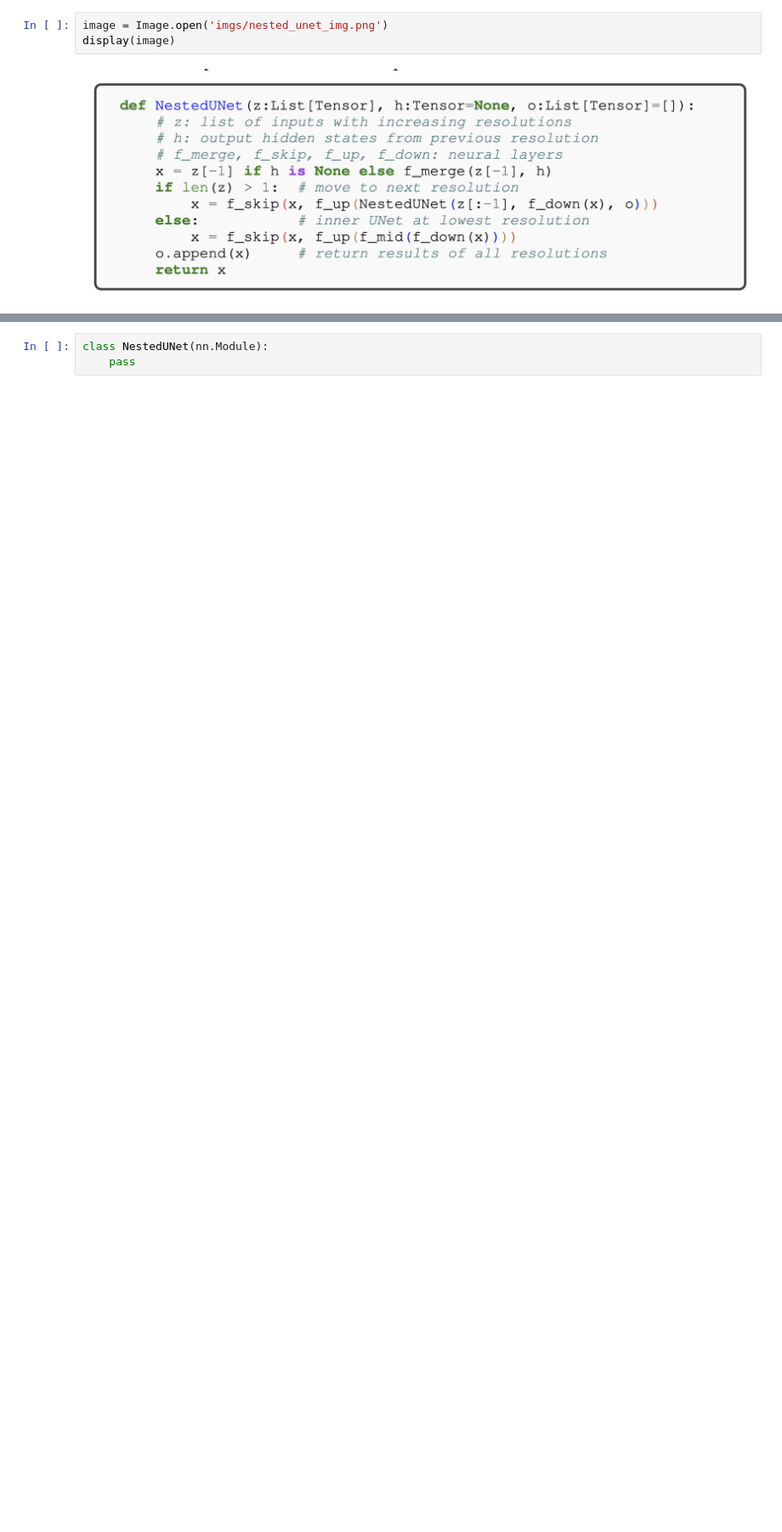
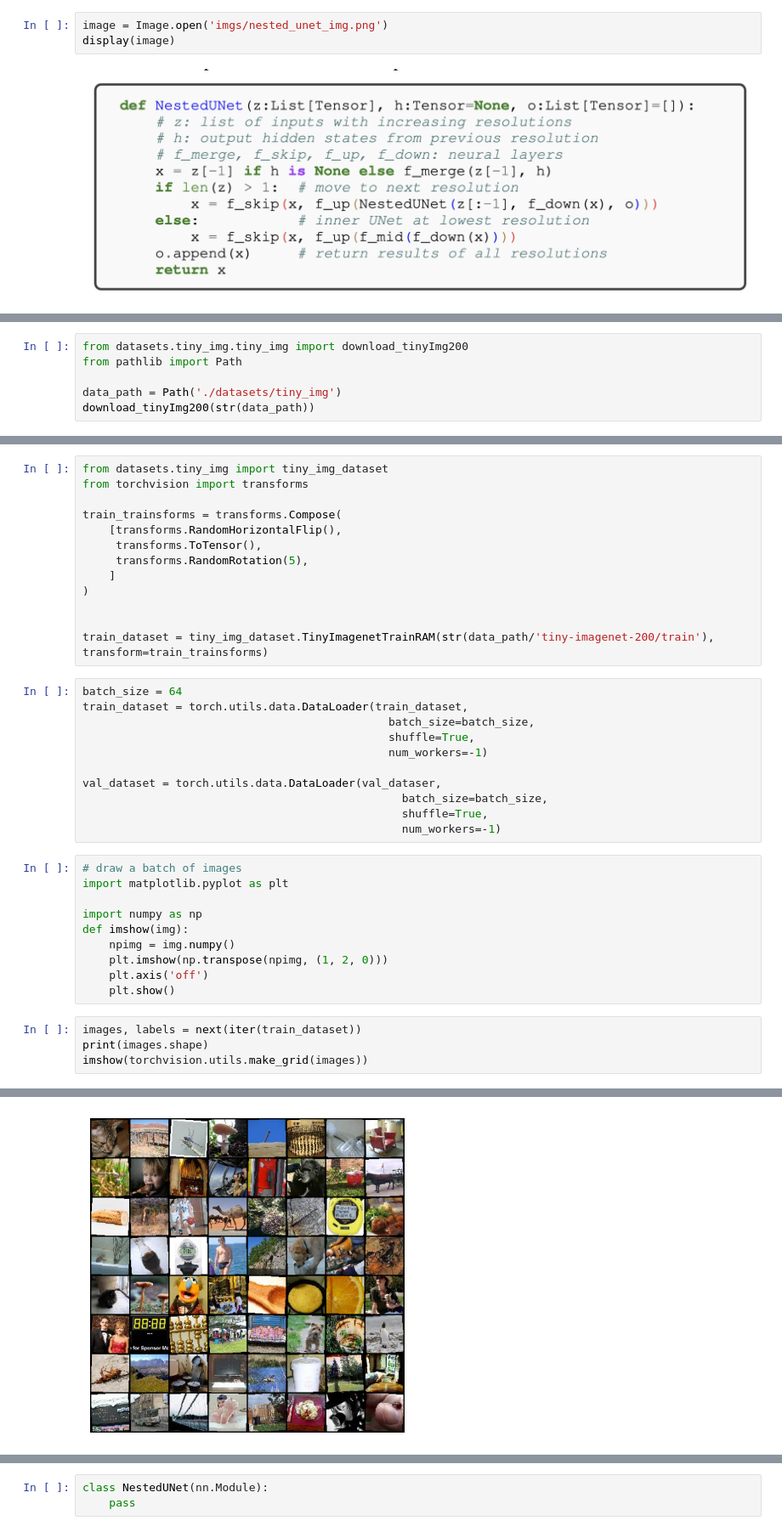
Before and after one commit to PavelPaha/Matryoshka-Diffusion, a Jupyter notebook: experiments/unet.ipynb, the cells around one changed output, grey strips where cells are left out. Shown at 85% size. Saved outputs shown, nothing was run; the diff lists cells and outputs as text; blank space fills up the shorter version.

```diff
--- a/experiments/unet.ipynb
+++ b/experiments/unet.ipynb
@@ -13,0 +17,6 @@ from typing import List
+# %%
+from datasets.tiny_img.tiny_img import download_tinyImg200
+from pathlib import Path
+
+data_path = Path('./datasets/tiny_img')
+download_tinyImg200(str(data_path))
@@ -13,0 +29,39 @@ from typing import List
+# %%
+from datasets.tiny_img import tiny_img_dataset
+from torchvision import transforms
+
+train_trainsforms = transforms.Compose(
+    [transforms.RandomHorizontalFlip(),
+     transforms.ToTensor(),
+     transforms.RandomRotation(5),
+    ]
+)
+
+
+train_dataset = tiny_img_dataset.TinyImagenetTrainRAM(str(data_path/'tiny-imagenet-200/train'), transform=train_trainsforms)
+# %%
+batch_size = 64
+train_dataset = torch.utils.data.DataLoader(train_dataset,
+                                              batch_size=batch_size,
+                                              shuffle=True,
+                                              num_workers=-1)
+
+val_dataset = torch.utils.data.DataLoader(val_dataser,
+                                                batch_size=batch_size,
+                                                shuffle=True,
+                                                num_workers=-1)
+# %%
+# draw a batch of images
+import matplotlib.pyplot as plt
+
+import numpy as np
+def imshow(img):
+    npimg = img.numpy()
+    plt.imshow(np.transpose(npimg, (1, 2, 0)))
+    plt.axis('off')
+    plt.show()
+# %%
+images, labels = next(iter(train_dataset))
+print(images.shape)
+imshow(torchvision.utils.make_grid(images))
+# %% [output]
@@ -13,0 +69 @@ from typing import List
+[figure, added]
```
Also changed, not shown: parts of 22 cells of this notebook, 5 other files.
